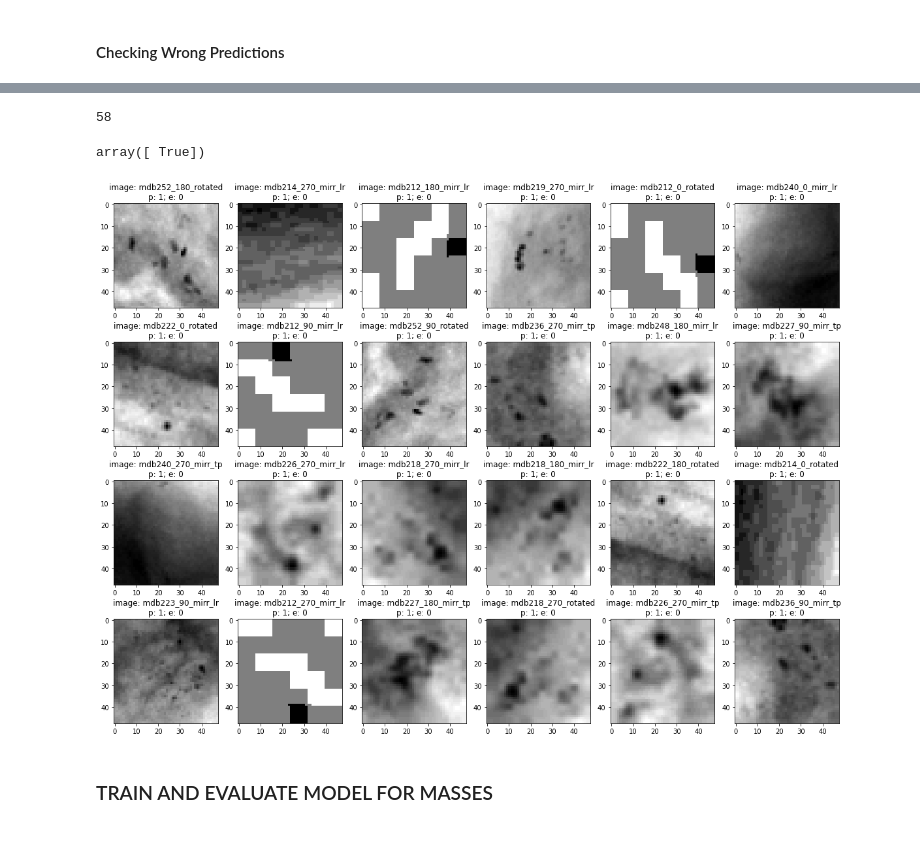
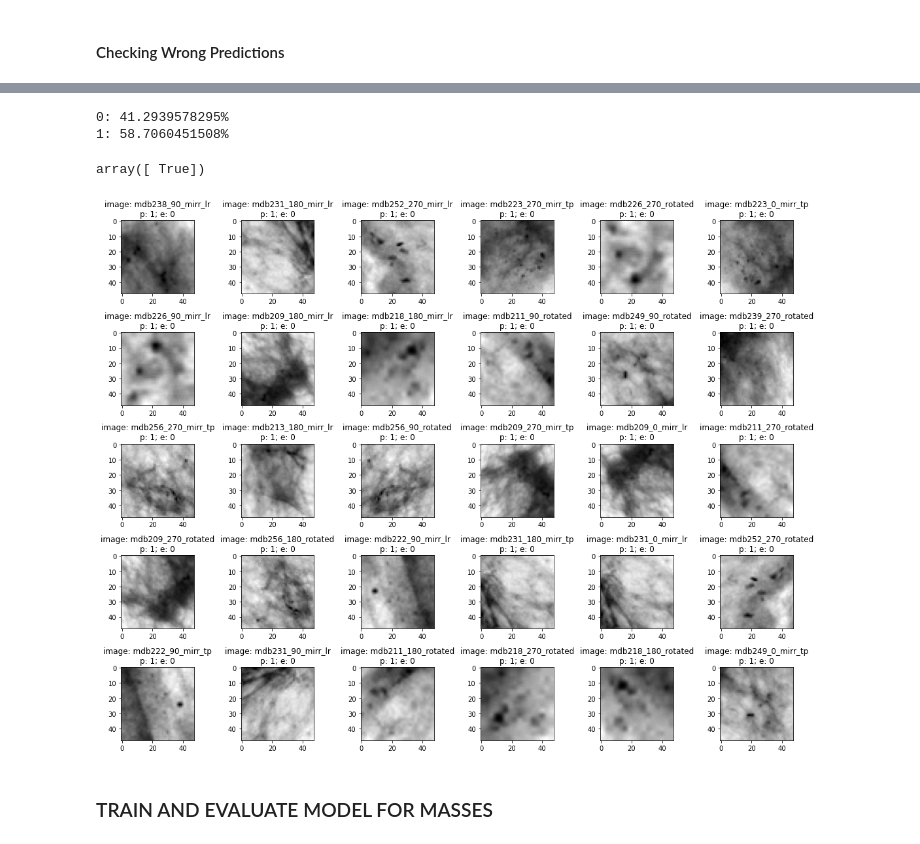
Before and after one commit to cpoles/data_science, a Jupyter notebook: projects/machine_learning/deep_learning/mias_mammography/notebooks/mias_mammography.ipynb, the cells around one changed output, grey strips where cells are left out. Drawn from its saved outputs; the diff is of its cells as text; code cells hidden in the pictures.

```diff
--- a/projects/machine_learning/deep_learning/mias_mammography/notebooks/mias_mammography.ipynb
+++ b/projects/machine_learning/deep_learning/mias_mammography/notebooks/mias_mammography.ipynb
@@ -346,8 +359,14 @@ test_accuracy = 0.6888889074325562
 # %% [markdown]
 #### Making predictions
 # %%
-y_pred = cnn_calc.predict(test_data)
+# predictions
+predictions = cnn_calc.predict(test_data)
+predicted = [np.argmax(w) for w in predictions]
+expected = test_data.labels
 
 
-predicted = [np.argmax(w) for w in y_pred]
-expected = test_data.labels
+# Evaluation Results
+loss_value , accuracy = cnn_calc.evaluate(train_data)
+
+print(f'Test loss_value: {loss_value}')
+print(f'Test accuracy: {accuracy}')
@@ -399,5 +435,5 @@ for index, probability in enumerate(predictions[0]):
 # %%
-images = calcifications_balanced.p_matrix
+images = calcifications.p_matrix
 # %%
 wrong_predictions = []
 
@@ -413,4 +452,0 @@ a,b,c,d = wrong_predictions[46]
-# %%
-a
-# %% [output]
-58
@@ -417 +457,6 @@ a
+# %%
+hp.display_probabilities(predictions[4])
+# %% [output]
+0: 41.2939578295%
+1: 58.7060451508%
 # %%
@@ -421,17 +466,17 @@ np.unique(test)
 # %% [output]
 array([ True])
 # %%
-figure, axes = plt.subplots(nrows=4, ncols=6, figsize=(16, 12))
+figure, axes = plt.subplots(nrows=5, ncols=6, figsize=(16, 12))
 
 for axes, item in zip(axes.ravel(), wrong_predictions):
     index, image, predicted, expected = item
     axes.imshow(image, cmap=plt.cm.gray_r)
     axes.set_title(
-                    f'image: {calcifications_balanced.iloc[index].name}\np: {predicted}; e: {expected}'
+                    f'image: {calcifications.iloc[index].name}\np: {predicted}; e: {expected}'
                    )
     plt.tight_layout()
 # %% [output]
-[figure, old version]
+[figure, new version]
 # %% [markdown]
 ### TRAIN AND EVALUATE MODEL FOR MASSES
 # %%
```
Also changed, not shown: parts of 95 cells of this notebook.
